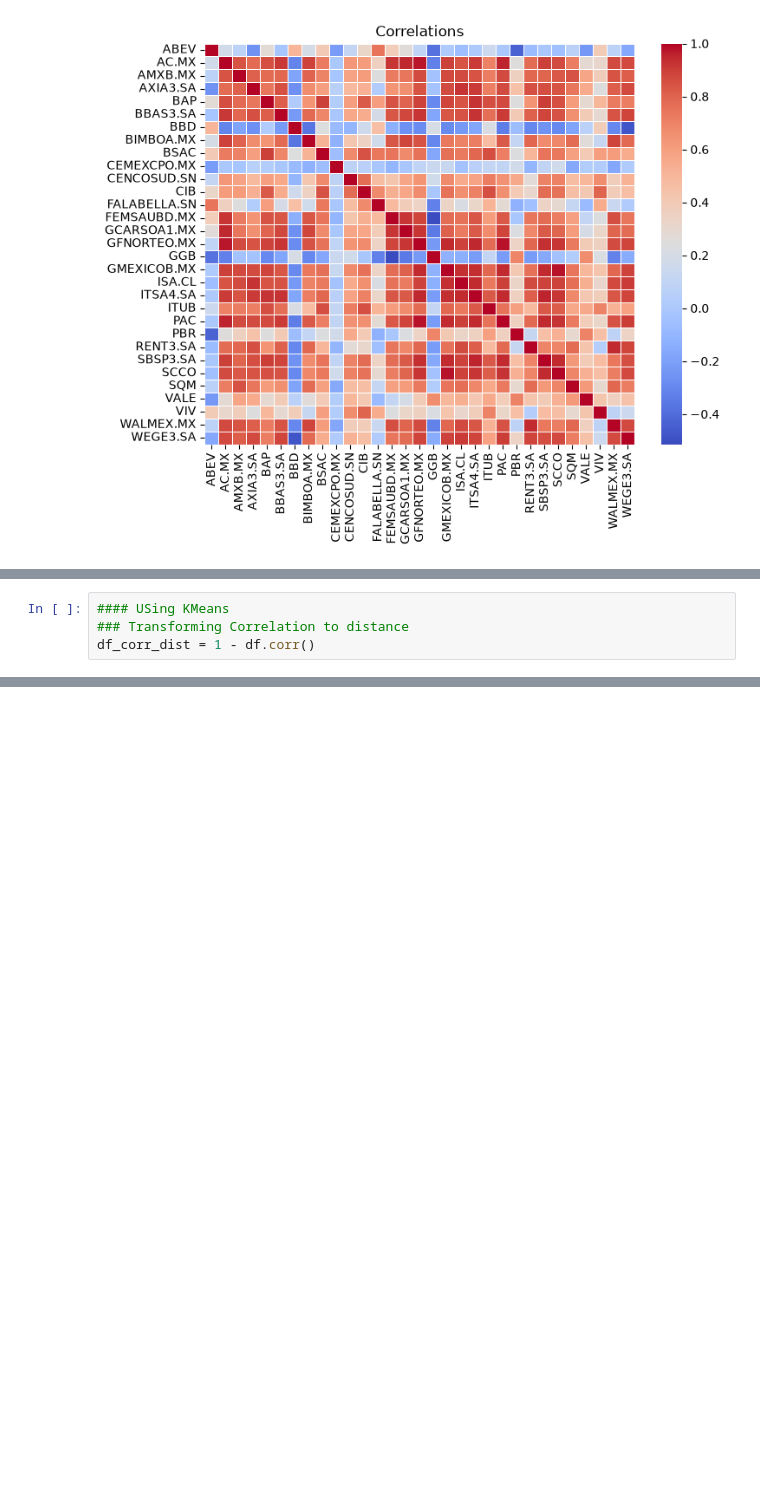
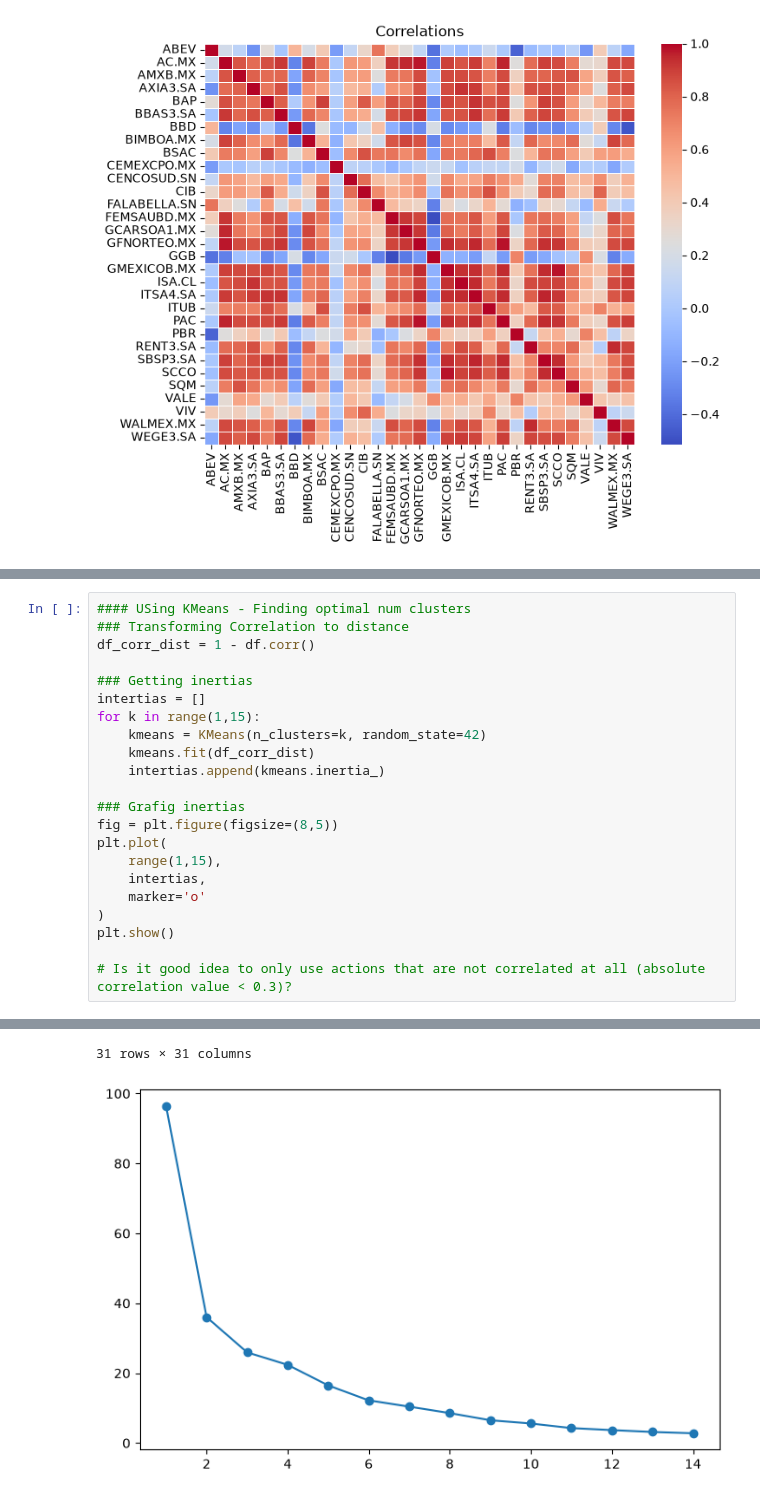
Before and after one commit to jp21bp/DS_Proyectos, a Jupyter notebook: 2_OptimizacionPortafolio/eda.ipynb, the cells around one changed output, grey strips where cells are left out. Saved outputs shown, nothing was run; the diff lists cells and outputs as text; blank space fills up the shorter version.

Commit message:
Started KMeans

```diff
--- a/2_OptimizacionPortafolio/eda.ipynb
+++ b/2_OptimizacionPortafolio/eda.ipynb
@@ -103,4 +125,23 @@ dtype: float64
 # %%
-#### USing KMeans
+#### USing KMeans - Finding optimal num clusters
 ### Transforming Correlation to distance
 df_corr_dist = 1 - df.corr()
+
+### Getting inertias
+intertias = []
+for k in range(1,15):
+    kmeans = KMeans(n_clusters=k, random_state=42)
+    kmeans.fit(df_corr_dist)
+    intertias.append(kmeans.inertia_)
+
+### Grafig inertias
+fig = plt.figure(figsize=(8,5))
+plt.plot(
+    range(1,15),
+    intertias,
+    marker='o'
+)
+plt.show()
+
+# Is it good idea to only use actions that are not correlated at all (absolute correlation value < 0.3)?
+# %% [output]
@@ -106,0 +165,2 @@ df_corr_dist = 1 - df.corr()
+31 rows × 31 columns
+[figure, added]
```
Also changed, not shown: parts of 3 cells of this notebook, 2 other files.
